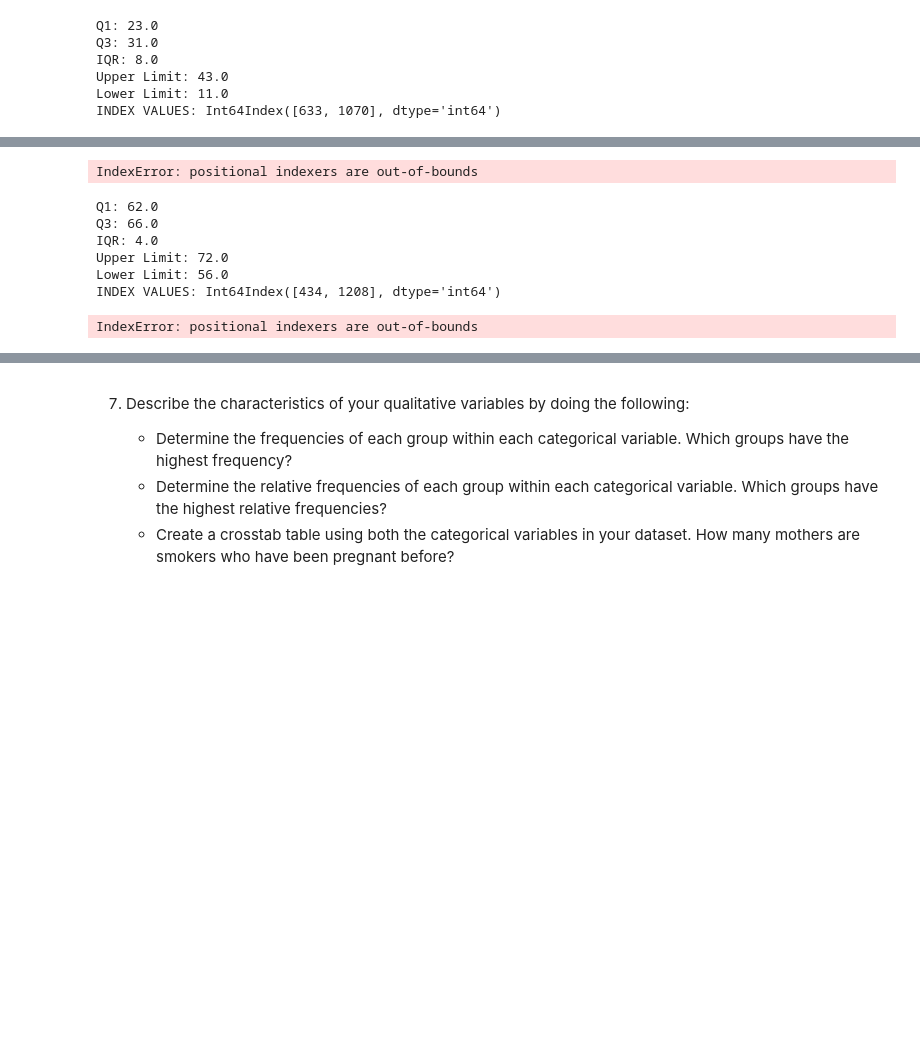
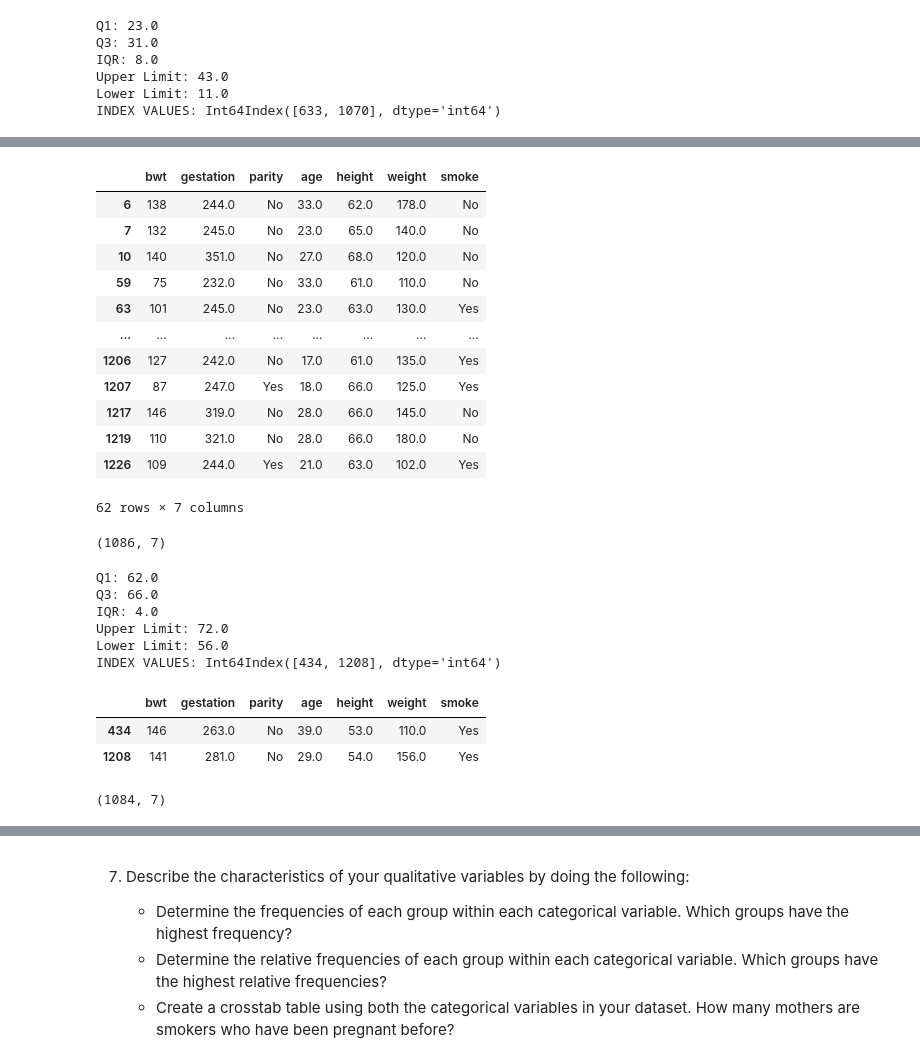
Before and after one commit to EyobGuyo/Module10, a Jupyter notebook: Module 10 - Descriptive Statistics and Outliers.ipynb, the cells around one changed output, grey strips where cells are left out. Cells and saved outputs as stored; diff of their text form; code cells hidden in the pictures; blank space fills up the shorter version.

```diff
--- a/Module 10 - Descriptive Statistics and Outliers.ipynb
+++ b/Module 10 - Descriptive Statistics and Outliers.ipynb
@@ -845,13 +882,32 @@ INDEX VALUES: Int64Index([   6,    7,   10,   59,   63,   66,  119,  129,  155,
 # %%
-df1.iloc[[6,    7,   10,   59,   63,   66,  119,  129,  155,  188,  192,
-             198,  210,  215,  217,  234,  240,  253,  260,  279,  345,  361,
-             373,  394,  440,  460,  462,  484,  500,  511,  523,  630,  685,
-             699,  710,  726,  746,  761,  769,  778,  784,  828,  829,  830,
-             833,  869,  912,  927,  952,  969,  978, 1002, 1020, 1026, 1035,
-            1065, 1074, 1134, 1139, 1140, 1142, 1146, 1152, 1172, 1178, 1199,
-            1206, 1207, 1217, 1219, 1226]]
+df1.loc[[6, 7,10,59, 63, 66,  119,  129,  155,  188,  192,
+             198,  210,  215,  217,  234,  240,  253,  260,  279,  345,  373,
+             394,  440,  460,  484,  511,  523,  630,  685,  699,  710,  726,
+             746,  761,  769,  778,  784,  828,  830,  833,  869,  927,  952,
+             969, 1002, 1020, 1026, 1074, 1134, 1140, 1142, 1146, 1152, 1172,
+            1178, 1199, 1206, 1207, 1217, 1219, 1226]]
 # %% [output]
+|  | bwt | gestation | parity | age | height | weight | smoke |
+| 6 | 138 | 244.0 | No | 33.0 | 62.0 | 178.0 | No |
+| 7 | 132 | 245.0 | No | 23.0 | 65.0 | 140.0 | No |
+| 10 | 140 | 351.0 | No | 27.0 | 68.0 | 120.0 | No |
+| 59 | 75 | 232.0 | No | 33.0 | 61.0 | 110.0 | No |
+| 63 | 101 | 245.0 | No | 23.0 | 63.0 | 130.0 | Yes |
+| ... | ... | ... | ... | ... | ... | ... | ... |
+| 1206 | 127 | 242.0 | No | 17.0 | 61.0 | 135.0 | Yes |
+| 1207 | 87 | 247.0 | Yes | 18.0 | 66.0 | 125.0 | Yes |
+| 1217 | 146 | 319.0 | No | 28.0 | 66.0 | 145.0 | No |
+| 1219 | 110 | 321.0 | No | 28.0 | 66.0 | 180.0 | No |
+| 1226 | 109 | 244.0 | Yes | 21.0 | 63.0 | 102.0 | Yes |
-IndexError: positional indexers are out-of-bounds
+62 rows × 7 columns
+# %%
+## Drop rows with above index values
+df1 = df1.drop(iqr_outliers)
+
+## Re-check the shape of the dataframe, how many rows were dropped?
+print(df1.shape)
+# %% [output]
+(1086, 7)
 # %%
 ## Calculate quartiles for height - height of mother (inches)
 q1 = df1["height"].quantile(.25)
@@ -881,9 +937,19 @@ Upper Limit: 72.0
 Lower Limit: 56.0
 INDEX VALUES: Int64Index([434, 1208], dtype='int64')
 # %%
-df1.iloc[[434, 1208]]
+df1.loc[[434, 1208]]
 # %% [output]
-IndexError: positional indexers are out-of-bounds
+|  | bwt | gestation | parity | age | height | weight | smoke |
+| 434 | 146 | 263.0 | No | 39.0 | 53.0 | 110.0 | Yes |
+| 1208 | 141 | 281.0 | No | 29.0 | 54.0 | 156.0 | Yes |
+# %%
+## Drop rows with above index values
+df1 = df1.drop(iqr_outliers)
+
+## Re-check the shape of the dataframe, how many rows were dropped?
+print(df1.shape)
+# %% [output]
+(1084, 7)
 # %%
 ## Calculate quartiles for weight - weight of mother (pounds)
 q1 = df1["weight"].quantile(.25)
```
Also changed, not shown: parts of 23 cells of this notebook.
